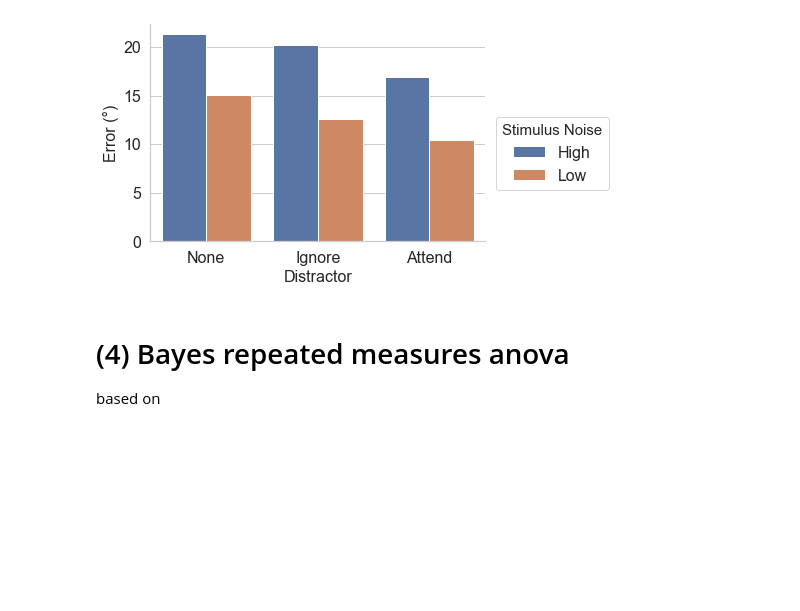
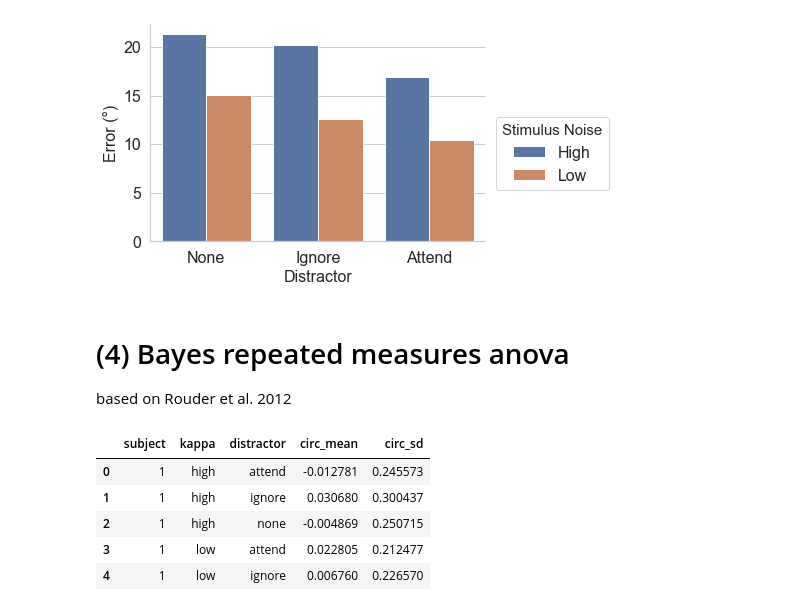
Before and after one commit to hkular/WM_NoiseV11, a Jupyter notebook: V11_Analysis.ipynb, the cells around one changed output. Drawn from its saved outputs; the diff is of its cells as text; code cells hidden in the pictures; blank space fills up the shorter version.

```diff
--- a/V11_Analysis.ipynb
+++ b/V11_Analysis.ipynb
@@ -251,4 +253,4 @@ sns.despine(top = True)
 [figure]
 # %% [markdown]
 # (4) Bayes repeated measures anova
- based on
+ based on Rouder et al. 2012
@@ -256,0 +264,9 @@ sns.despine(top = True)
+# %%
+dfV11_circstats.head() # let's remind ourselves what the data is
+# %% [output]
+|  | subject | kappa | distractor | circ_mean | circ_sd |
+| 0 | 1 | high | attend | -0.012781 | 0.245573 |
+| 1 | 1 | high | ignore | 0.030680 | 0.300437 |
+| 2 | 1 | high | none | -0.004869 | 0.250715 |
+| 3 | 1 | low | attend | 0.022805 | 0.212477 |
+| 4 | 1 | low | ignore | 0.006760 | 0.226570 |
```
Also changed, not shown: parts of 19 cells of this notebook, 2 other files.
